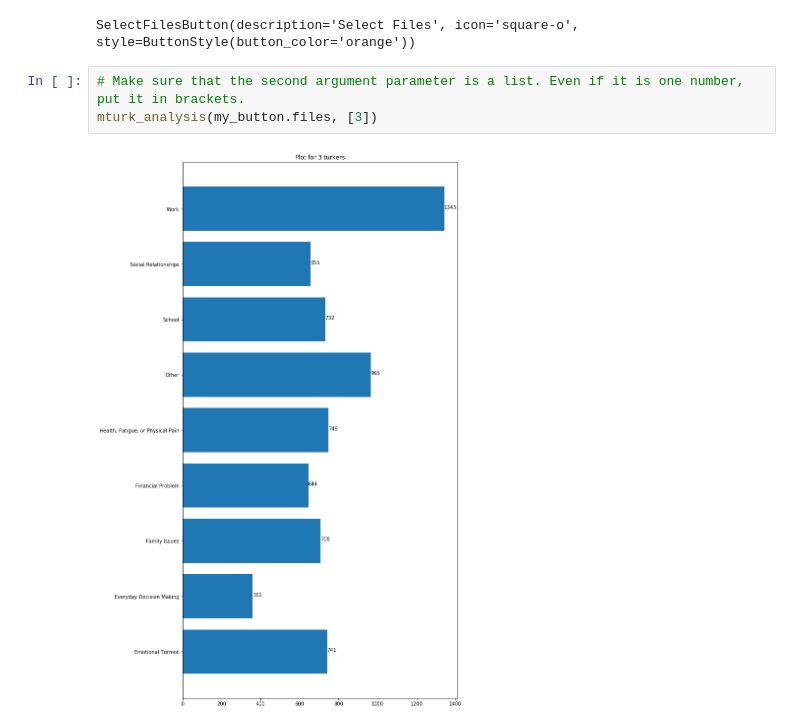
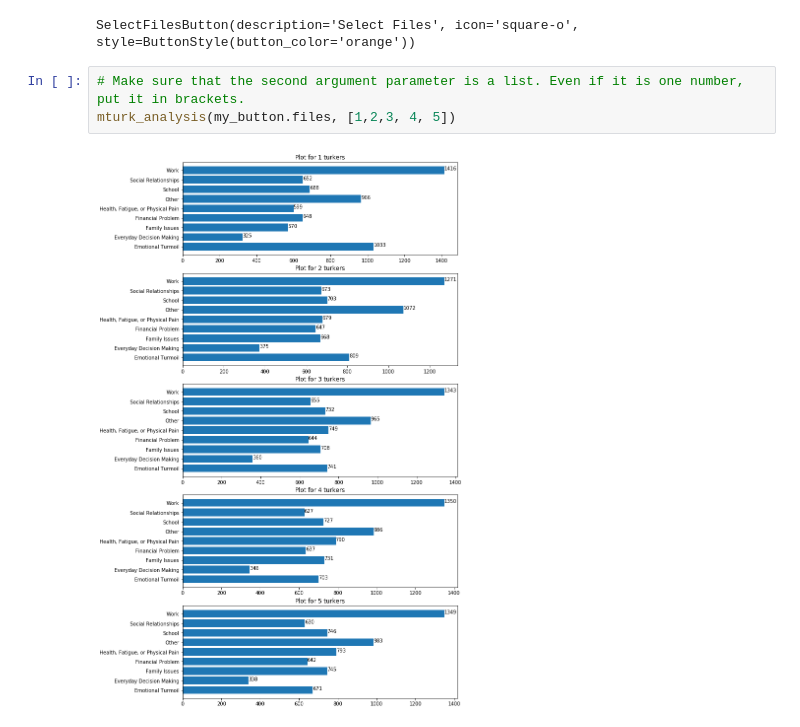
Before and after one commit to PervasiveWellbeingTech/Popbots-mTurk-HITS, a Jupyter notebook: mturk-automation/mturk_revised_analysis.ipynb, the cells around one changed output. Saved outputs shown, nothing was run; the diff lists cells and outputs as text.

```diff
--- a/mturk-automation/mturk_revised_analysis.ipynb
+++ b/mturk-automation/mturk_revised_analysis.ipynb
@@ -400,6 +400,6 @@ my_button
 SelectFilesButton(description='Select Files', icon='square-o', style=ButtonStyle(button_color='orange'))
 # %%
 # Make sure that the second argument parameter is a list. Even if it is one number, put it in brackets.
-mturk_analysis(my_button.files, [3])
+mturk_analysis(my_button.files, [1,2,3, 4, 5])
 # %% [output]
-[figure, old version]
+[figure, new version]
```
